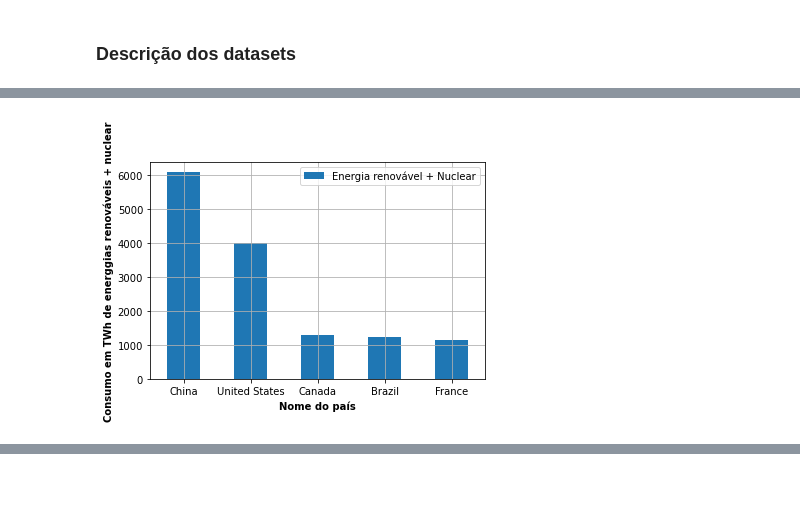
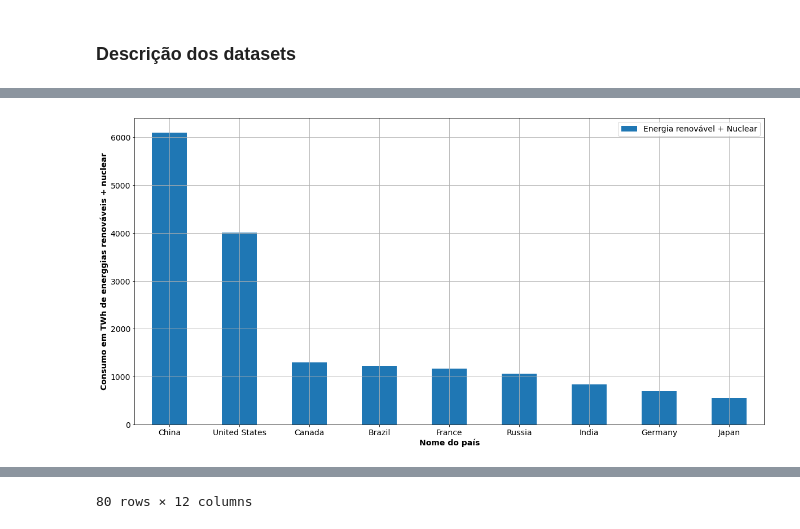
Before and after one commit to ZeMiguelGomes/SGD-data-analysis, a Jupyter notebook: Projeto 2 SGD .ipynb, the cells around one changed output, grey strips where cells are left out. Cells and saved outputs as stored; diff of their text form; code cells hidden in the pictures; blank space fills up the shorter version.

```diff
--- a/Projeto 2 SGD .ipynb
+++ b/Projeto 2 SGD .ipynb
@@ -58,17 +145,19 @@ electricityPrice2021 = pd.read_excel("global-electricity-per-kwh-pricing-2021.xl
 # %%
 countryEnergy = energySourceCountry
 countryEnergy['renewable_nuclear'] = countryEnergy['Nuclear Consumption - TWh'] + countryEnergy['Hydro Consumption - TWh'] + countryEnergy['Wind Consumption - TWh'] + countryEnergy['Solar Consumption - TWh'] + countryEnergy['Geo Biomass Other - TWh']
 
 countryEnergy = countryEnergy.sort_values(by=['renewable_nuclear'],ascending=False)
 
 cond1 = countryEnergy['Code'].notna()
 cond2 = countryEnergy['Year'] == 2020
 
-countryEnergy = countryEnergy.loc[(cond1) & (cond2)].iloc[1:6]
-countryEnergy.plot.bar(x='Entity', y='renewable_nuclear', rot=0, grid=True)
+countryEnergy = countryEnergy.loc[(cond1) & (cond2)]
+countryEnergyPlot = countryEnergy.iloc[1:10]
+countryEnergyPlot.plot.bar(x='Entity', y='renewable_nuclear', rot=0, grid=True, figsize=(20,10))
 plt.xlabel('Nome do país', fontweight='bold')
 plt.ylabel('Consumo em TWh de energgias renováveis + nuclear', fontweight='bold')
 plt.legend(['Energia renovável + Nuclear'])
 plt.show()
+countryEnergy
 # %% [output]
-[figure, old version]
+[figure, new version]
@@ -74,0 +176 @@ plt.show()
+80 rows × 12 columns
```
Also changed, not shown: parts of 18 cells of this notebook, 3 other files.
